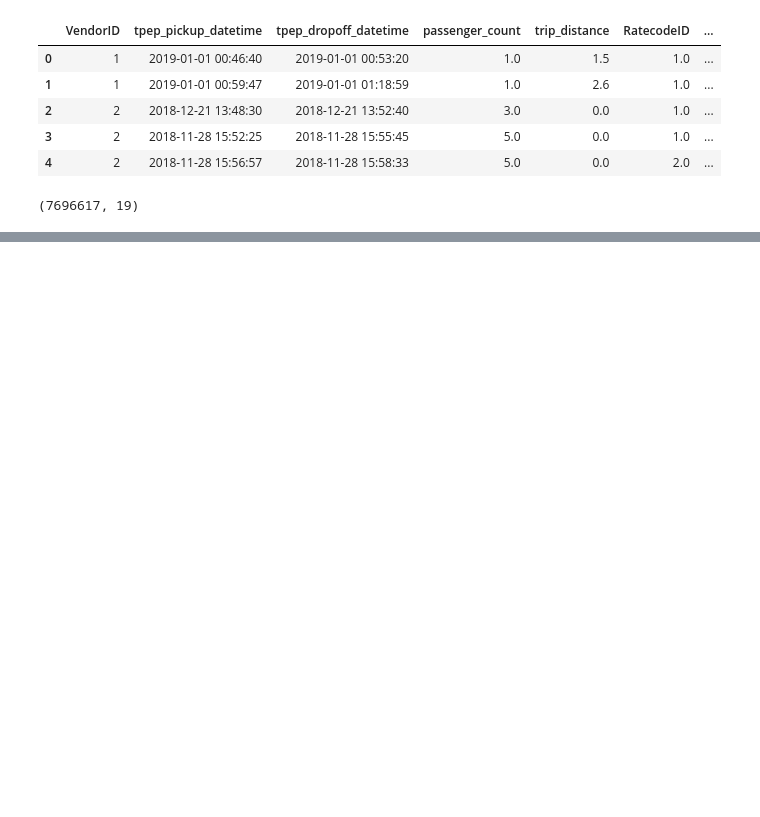
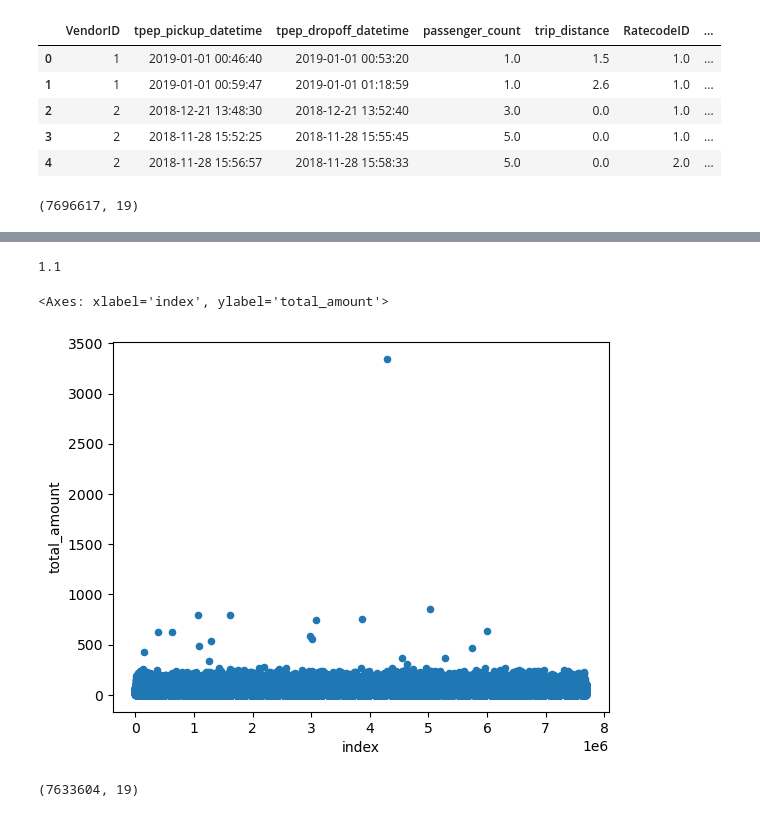
Before and after one commit to FeryelBoubeker/Taxi_income_Analasyst, a Jupyter notebook: main.ipynb, the cells around one changed output, grey strips where cells are left out. Saved outputs shown, nothing was run; the diff lists cells and outputs as text; code cells hidden in the pictures; blank space fills up the shorter version.

```diff
--- a/main.ipynb
+++ b/main.ipynb
@@ -17,0 +118,4 @@ taxi_df.shape
+# %%
+
+better_df = taxi_df[(taxi_df['trip_distance'] > 0.00) & (taxi_df['fare_amount'] < 200.00) & (taxi_df['fare_amount'] > 1.00)]
+better_df[better_df['RatecodeID'] == 6.0]
@@ -17,0 +139,14 @@ taxi_df.shape
+# %%
+better_df['fare_amount'].min()
+# %% [output]
+1.1
+# %%
+better_df.reset_index().plot(x = 'index', y= 'total_amount' , kind= 'scatter')
+# %% [output]
+<Axes: xlabel='index', ylabel='total_amount'>
+[figure, added]
+# %%
+taxi_df = better_df[better_df['total_amount'] < 200 ]
+taxi_df.shape
+# %% [output]
+(7633604, 19)
```
Also changed, not shown: parts of 49 cells of this notebook.
